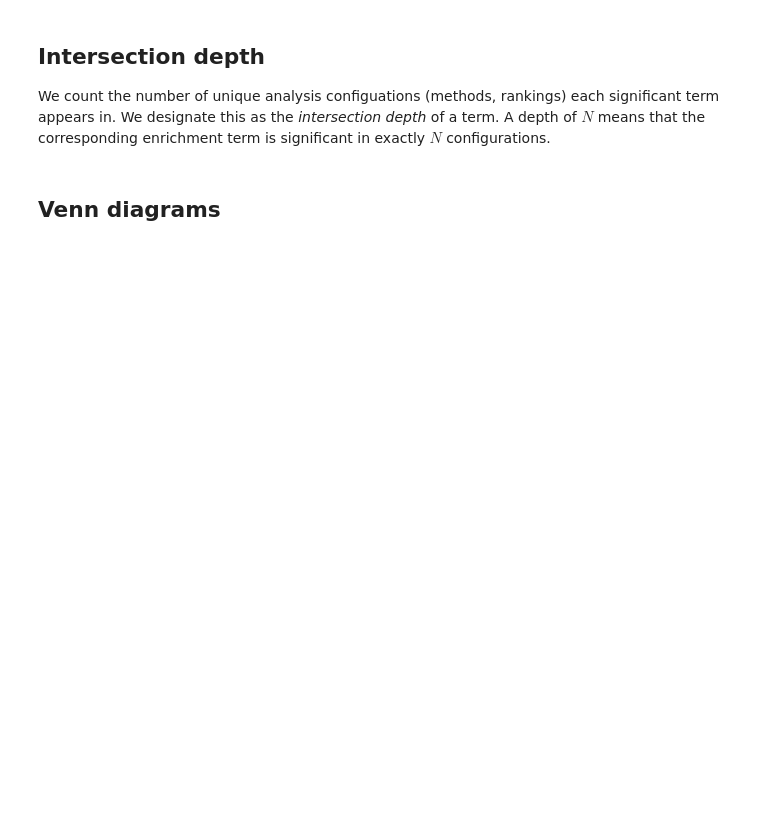
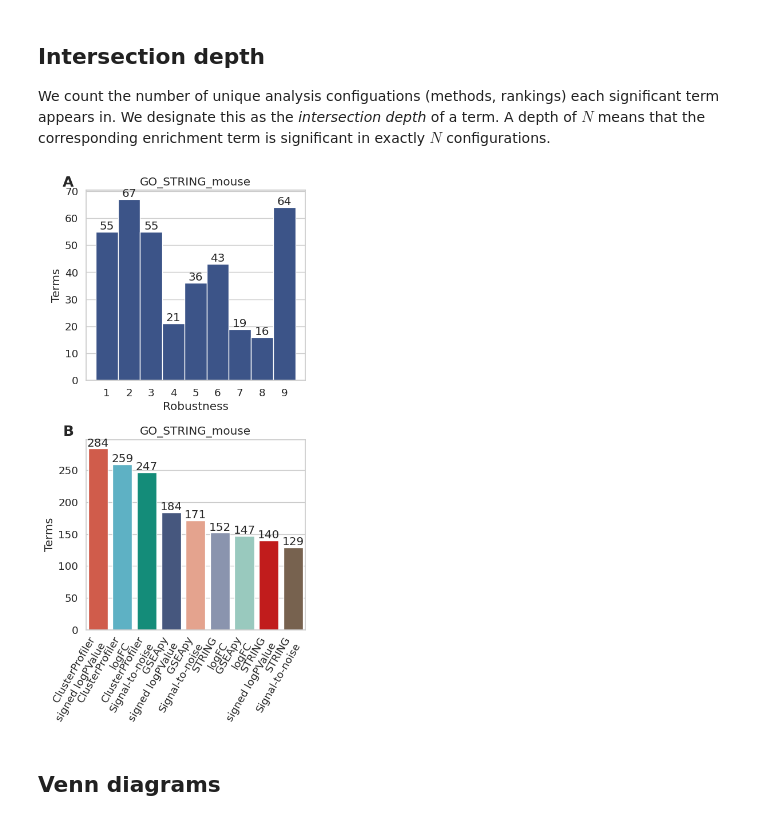
Before and after one commit to pdegen/SynEnrich, a Jupyter notebook: workflow/notebooks/main.ipynb, the cells around one changed output. Drawn from its saved outputs; the diff is of its cells as text; code cells hidden in the pictures; blank space fills up the shorter version.

Commit message:
add string gmt

```diff
--- a/workflow/notebooks/main.ipynb
+++ b/workflow/notebooks/main.ipynb
@@ -50,7 +50,7 @@ input_file = "resources/testdata/BRCA.edgerqlf.lfc0.csv"
 project_name = "BRCA.QLF"
 
 metrics = ['logFC', 'neg_signed_logpval', 's2n']
-libraries = ["KEGG","GO", "GO_Org_Mm.gmt"]
+libraries = ["KEGG","GO"]
 tools = ["clusterProfiler","gseapy"]#,"string"]
 
 keytype = "ENSEMBL"
@@ -62,6 +62,18 @@ qval = 0.05
 input_file_expression = "../../resources/testdata/BRCA.csv"
 control_tag = "N"
 case_tag = "T"
+
+project_name = "met.Inh_Meis2.P14.string"
+input_file = "resources/Liana/deg.edger.lrt.batch.unm_0.6.clean.clInh_Sncg.thresh.0.2.2024-01-19-11-47.P14.p19rc.csv"
+input_file_expression = "resources/Liana/cpm.batch.unm_0.6.clean.clInh_Meis2.thresh.0.2.2024-09-06-13-27.P14.p19rc.csv"
+control_tag = "WT"
+case_tag = "HOM"
+keytype = "SYMBOL"
+keytype_gmt = "SYMBOL"
+organismKEGG = "mmu"
+libraries = ["GO_STRING_mouse.gmt"] #"KEGG",
+tools = ["clusterProfiler","gseapy","string"]
+metrics = ['logFC', 'neg_signed_logpval', 's2n']
 # %% [markdown]
 ## Create config.yaml file
 # %%
@@ -231,34 +265,36 @@ for ax, lib in zip(axes[nlib:], lib_names.keys()):
 
     qqv=qv.sum().reset_index()
     qqv.replace({"Tool": pretty_print, "Metric": pretty_print}, inplace=True)
     qqv.index = qqv["Tool"] + "\n" + qqv["Metric"]
     qqv = qqv.drop(["Tool","Metric"], axis=1)
     qqv = qqv.sort_values(by=qqv.columns[0], ascending=False)
 
-    if ax == axes[2]:
+    if ax == axes[nlib]:
         hue_order = {qqv.index[i]: npg[i] for i in range(len(qqv))}
 
     qqv["hue"] = qqv.index
     b = sns.barplot(data=qqv, x=qqv.index, y=qqv.iloc[:, 0], ax=ax, alpha=1, hue = 'hue', palette=palette, hue_order=hue_order)
     for i in b.containers:
         b.bar_label(i,)
     ax.set_xticks(ax.get_xticks(), ax.get_xticklabels(), rotation=60, ha='right')
     ax.set(title=lib, ylabel="Terms", xlabel=None)
 
     # apply offset transform to all x ticklabels.
     offset = matplotlib.transforms.ScaledTranslation(12/72., 3/72., fig.dpi_scale_trans)
     for label in ax.xaxis.get_majorticklabels():
         label.set_transform(label.get_transform() + offset)
 for i in range(len(axes)):
     axes[i].annotate(chr(ord('A')+i), xy=(-0.08, 1.04), xycoords="axes fraction", weight="bold", va='center',ha='center', fontsize=18)
 
 fig.tight_layout()
 fig.savefig(f"{figpath}/bars.{project_name}.pdf")
 
 # include_bidirectional = True
 # s = summary_df.xs("Direction",axis=1,level=2)
 # bidirectional_ix = s[(s == "Both").any(axis=1)].index
 # summary_df.loc[bidirectional_ix]
+# %% [output]
+[figure, added]
 # %% [markdown]
 ## Venn diagrams
 # %%
```
Also changed, not shown: parts of 6 cells of this notebook, 6 other files.
